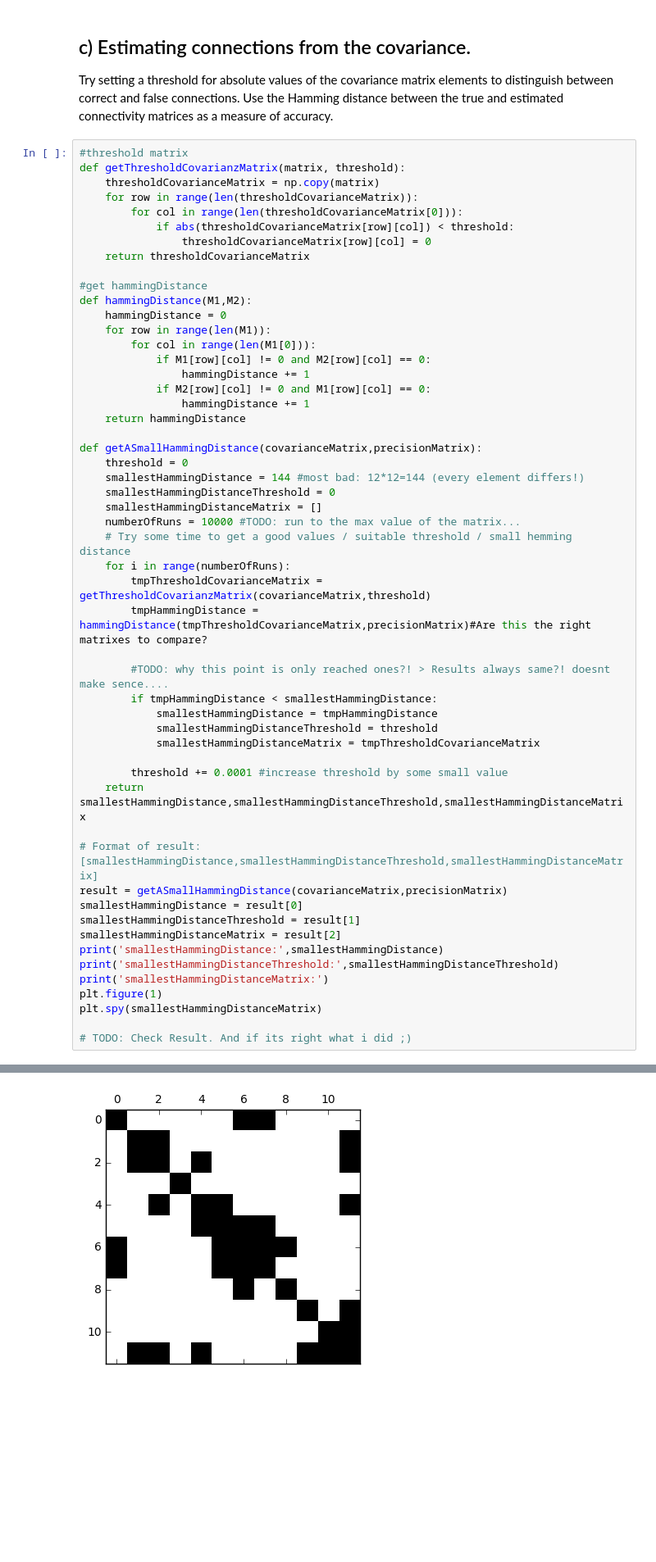
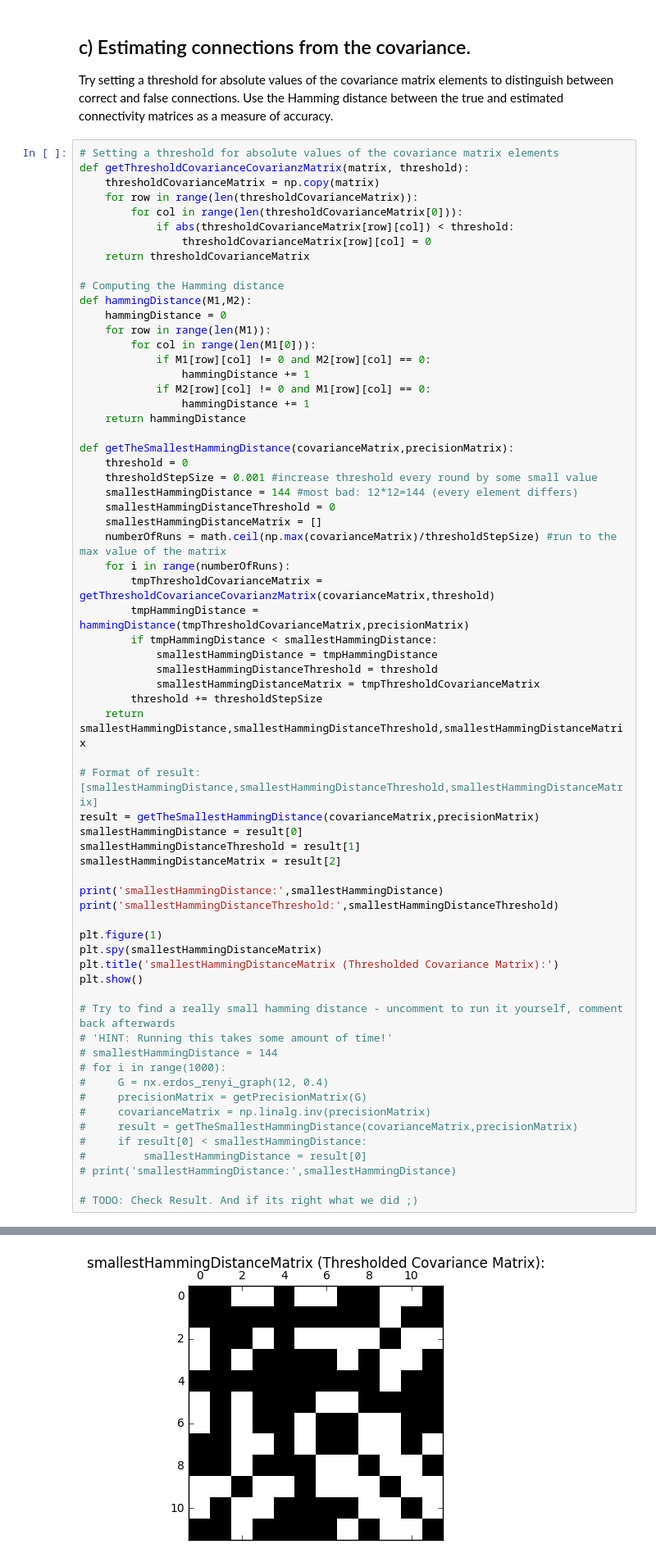
Before and after one commit to belochka/Bioinf, a Jupyter notebook: NetworkInference.ipynb, the cells around one changed output, grey strips where cells are left out. Shown at 82% size. Cells and saved outputs as stored; diff of their text form; blank space fills up the shorter version.

```diff
--- a/NetworkInference.ipynb
+++ b/NetworkInference.ipynb
@@ -83,8 +89,8 @@ TODO:
 
 Try setting a threshold for absolute values of the covariance matrix elements to distinguish between correct and false connections. Use the Hamming distance between the true and estimated connectivity matrices as a measure of accuracy.
 # %%
-#threshold matrix
-def getThresholdCovarianzMatrix(matrix, threshold):
+# Setting a threshold for absolute values of the covariance matrix elements
+def getThresholdCovarianceCovarianzMatrix(matrix, threshold):
     thresholdCovarianceMatrix = np.copy(matrix)
     for row in range(len(thresholdCovarianceMatrix)):
         for col in range(len(thresholdCovarianceMatrix[0])):
@@ -92,7 +98,7 @@ def getThresholdCovarianzMatrix(matrix, threshold):
                 thresholdCovarianceMatrix[row][col] = 0
     return thresholdCovarianceMatrix
 
-#get hammingDistance
+# Computing the Hamming distance
 def hammingDistance(M1,M2):
     hammingDistance = 0
     for row in range(len(M1)):
@@ -103,36 +109,48 @@ def hammingDistance(M1,M2):
                 hammingDistance += 1
     return hammingDistance
 
-def getASmallHammingDistance(covarianceMatrix,precisionMatrix):
+def getTheSmallestHammingDistance(covarianceMatrix,precisionMatrix):
     threshold = 0
-    smallestHammingDistance = 144 #most bad: 12*12=144 (every element differs!)
+    thresholdStepSize = 0.001 #increase threshold every round by some small value
+    smallestHammingDistance = 144 #most bad: 12*12=144 (every element differs)
     smallestHammingDistanceThreshold = 0
     smallestHammingDistanceMatrix = []
-    numberOfRuns = 10000 #TODO: run to the max value of the matrix...
-    # Try some time to get a good values / suitable threshold / small hemming distance
+    numberOfRuns = math.ceil(np.max(covarianceMatrix)/thresholdStepSize) #run to the max value of the matrix
     for i in range(numberOfRuns):
-        tmpThresholdCovarianceMatrix = getThresholdCovarianzMatrix(covarianceMatrix,threshold)
-        tmpHammingDistance = hammingDistance(tmpThresholdCovarianceMatrix,precisionMatrix)#Are this the right matrixes to compare?
-
-        #TODO: why this point is only reached ones?! > Results always same?! doesnt make sence....
+        tmpThresholdCovarianceMatrix = getThresholdCovarianceCovarianzMatrix(covarianceMatrix,threshold)
+        tmpHammingDistance = hammingDistance(tmpThresholdCovarianceMatrix,precisionMatrix)
         if tmpHammingDistance < smallestHammingDistance:
             smallestHammingDistance = tmpHammingDistance
             smallestHammingDistanceThreshold = threshold
             smallestHammingDistanceMatrix = tmpThresholdCovarianceMatrix
-
-        threshold += 0.0001 #increase threshold by some small value
+        threshold += thresholdStepSize
     return smallestHammingDistance,smallestHammingDistanceThreshold,smallestHammingDistanceMatrix
 
 # Format of result: [smallestHammingDistance,smallestHammingDistanceThreshold,smallestHammingDistanceMatrix]
-result = getASmallHammingDistance(covarianceMatrix,precisionMatrix)
+result = getTheSmallestHammingDistance(covarianceMatrix,precisionMatrix)
 smallestHammingDistance = result[0]
 smallestHammingDistanceThreshold = result[1]
 smallestHammingDistanceMatrix = result[2]
+
 print('smallestHammingDistance:',smallestHammingDistance)
 print('smallestHammingDistanceThreshold:',smallestHammingDistanceThreshold)
-print('smallestHammingDistanceMatrix:')
+
 plt.figure(1)
 plt.spy(smallestHammingDistanceMatrix)
+plt.title('smallestHammingDistanceMatrix (Thresholded Covariance Matrix):')
+plt.show()
 
-# TODO: Check Result. And if its right what i did ;)
+# Try to find a really small hamming distance - uncomment to run it yourself, comment back afterwards
+# 'HINT: Running this takes some amount of time!'
+# smallestHammingDistance = 144
+# for i in range(1000):
+#     G = nx.erdos_renyi_graph(12, 0.4)
+#     precisionMatrix = getPrecisionMatrix(G)
+#     covarianceMatrix = np.linalg.inv(precisionMatrix)
+#     result = getTheSmallestHammingDistance(covarianceMatrix,precisionMatrix)
+#     if result[0] < smallestHammingDistance:
+#         smallestHammingDistance = result[0]
+# print('smallestHammingDistance:',smallestHammingDistance)
+
+# TODO: Check Result. And if its right what we did ;)
 # %% [output]
@@ -143,4 +159,4 @@ smallestHammingDistanceMatrix:
-[figure, old version]
+[figure, new version]
 # %% [markdown]
 ### How small a Hamming distance can you achieve?
 Answer:
```
Also changed, not shown: parts of 21 cells of this notebook.
